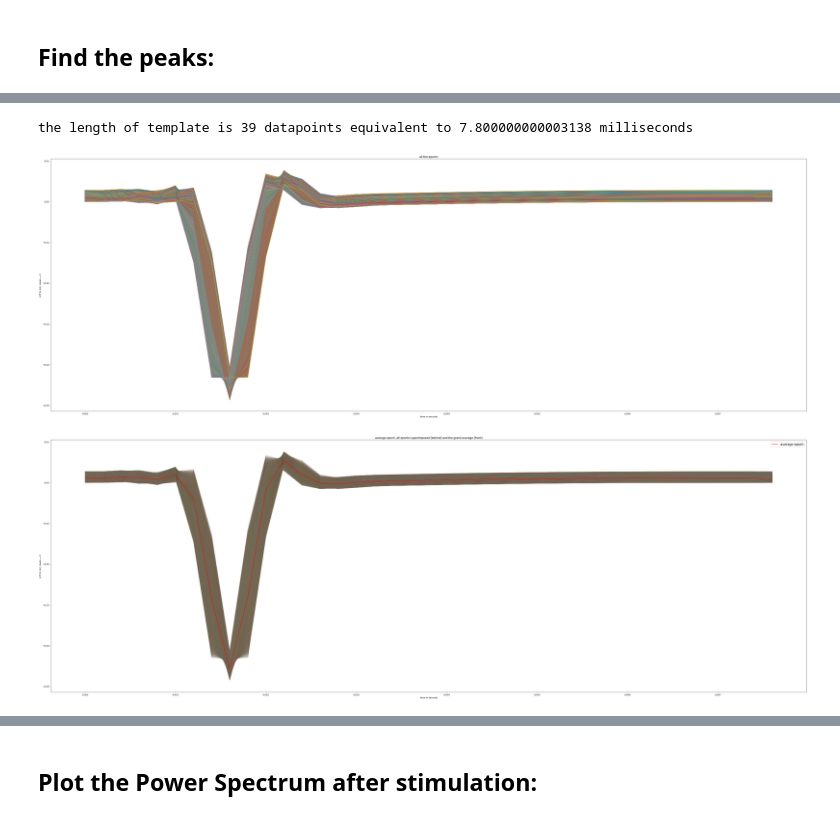
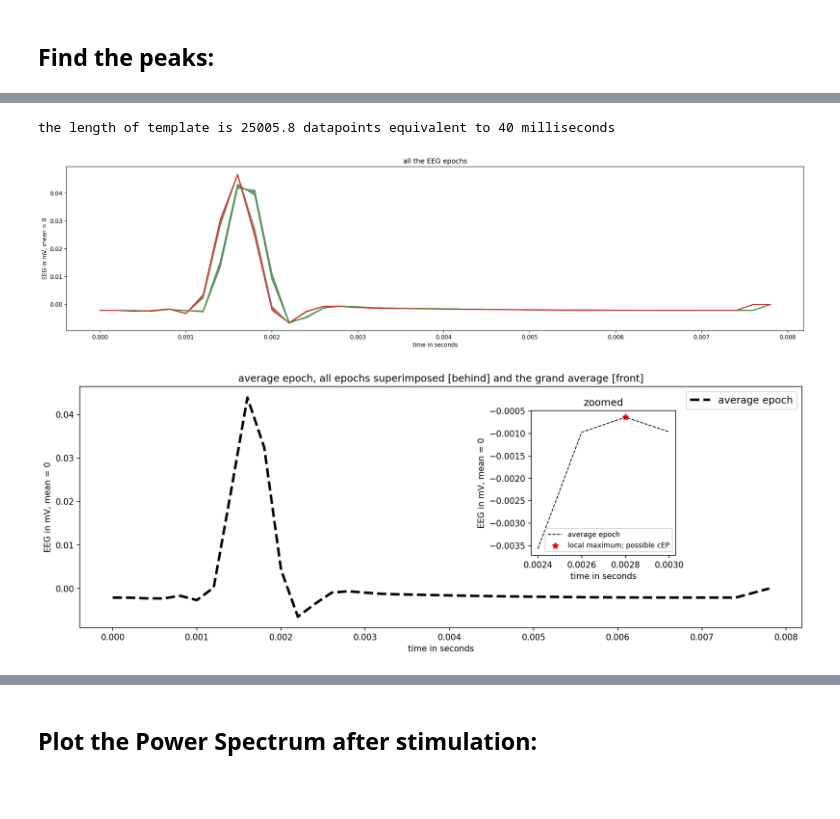
Before and after one commit to tmorshed/dbs_cep, a Jupyter notebook: cep_thesis.ipynb, the cells around one changed output, grey strips where cells are left out. Drawn from its saved outputs; the diff is of its cells as text; code cells hidden in the pictures; blank space fills up the shorter version.

```diff
--- a/cep_thesis.ipynb
+++ b/cep_thesis.ipynb
@@ -47,7 +63,7 @@ raw = mne.io.read_raw_cnt(r"/content/drive/My Drive/research/nsbspl/data/130Hz_S
 ch_choice = ['C1']
 #Choose the times below. We will crop the file in this  window.
 time_secs = raw.times
-start_stop_seconds = np.array([time_secs[0], time_secs[-1]])                    #Please select start and end crop times in seconds
+start_stop_seconds = np.array([25, 25.5])                    #Please select start and end crop times in seconds
 dpi = 50 #for matplotlib figures
 
 ##Import metadata to internal variables
@@ -194,12 +213,9 @@ print('Average stimulation frequency in the imported window is {} Hz'.format(
     stim_avg_freq
 ))
 print()
-
 print('Maximum distance between the stimulations is {} datapoints'.format(
     stim_max_dist*sampling_rate
 ))
-
-
 print('Mean distance between the stimulations is {} datapoints'.format(
     stim_max_dist*sampling_rate
 ))
@@ -220,16 +236,17 @@ print()
     #axis=1)
 #print(sp_data.shape)
 
-
+dpi =150
 fig1 = plt.figure(dpi=dpi);
 #plt.savefig(fname='/content/drive/My Drive/research/nsbspl/figures/cep/{}_selected_window.png'.format(datetime.now()))
-axes=fig1.add_axes([0, 0, figwid, 1]);
-axes.plot(x, y, c='k');
-axes.scatter(indx_pks, pks, marker='x', c='maroon');
+axes=fig1.add_axes([0,0,3.5,1]);
+axes.plot(x, y, c='k', label='LFP');
+axes.scatter(indx_pks, pks, marker='x', c='maroon', label='DBS');
 axes.set_title('detected peaks');
 axes.set_facecolor('white');
 axes.set_ylabel('LFP in mV, mean = 0');
 axes.set_xlabel('time, in seconds');
 axes.autoscale_view(tight=True, scalex=True, scaley=True);
+axes.legend(('LFP', 'DBS'))
 plt.show()
 # %% [output]
@@ -270,40 +287,40 @@ manipulate it using numpy,scipy,etc.
 # %%
 ##Cutter: cuts the templates into a (epoch number * amplitude) matrix
 
-temp_len = int(stim_max_dist*sampling_rate) # length of each template (in datapoints)
+temp_len = 40 # length of each template (in datapoints)
 temp_times = (np.arange(0,temp_len)*dt)
 shift_left = 8                                                                   # set the number of datapoints you want the template to be shifted to left
 
 print()
 print('the length of template is {} datapoints equivalent to {} milliseconds'.format(
-    temp_len, stim_max_dist*1e3))
+    stim_max_dist*1e3,temp_len))
 print()
 
 def cutter(x):
   eps = np.zeros((lstim,temp_len,1),dtype=float)
   for i in range(lstim-1):
     diff = pkpt[i+1]-pkpt[i]
     eps[i,0:diff]=x[pkpt[i]-shift_left:pkpt[i]+diff-shift_left]
-  return eps
+  return eps*(-1)
 
 eg = list(raw[2, start_sample:stop_sample])[0].T;
 eps = cutter(eg)
 
 # Plotting all the epochs:
 fig_eps = plt.figure(dpi=dpi);
-axes_eps=fig_eps.add_axes([0, 0, 8, 4]);
+axes_eps=fig_eps.add_axes([0, 0, 3, 1]);
 for i in range(len(eps)-1):
   axes_eps.plot(temp_times, eps[i]);
 
-axes_eps.set_title('all the epochs')
+axes_eps.set_title('all the EEG epochs')
 axes_eps.set_facecolor('white')
-axes_eps.set_ylabel('LFP in mV, mean = 0')
+axes_eps.set_ylabel('EEG in mV, mean = 0')
 axes_eps.set_xlabel('time in seconds')
 axes_eps.autoscale_view(tight=True, scalex=True, scaley=True)
 fig_eps.show(warn=False)
 # %% [output]
-the length of template is 39 datapoints equivalent to 7.800000000003138 milliseconds
+the length of template is 25005.8 datapoints equivalent to 40 milliseconds
-[figure, old version]
+[figure, new version]
 # %%
 #average all the windows to build a
 
@@ -311,17 +328,27 @@ avg_temp = np.sum(eps, axis=0)/lstim
 
 
 fig_avg = plt.figure(dpi=dpi)
-axes_avg = fig_avg.add_axes([0,0,8,4])
-for i in range(len(eps)-1):
-  alleps = axes_avg.plot(temp_times, eps[i], linewidth=0.03)
-avgline = axes_avg.plot(temp_times, avg_temp, c='r', label='average epoch')
+axes_avg = fig_avg.add_axes([0,0,2,1])
+#for i in range(len(eps)-1):
+  #alleps = axes_avg.plot(temp_times, eps[i], linewidth=0.1)
+avgline = axes_avg.plot(temp_times, avg_temp, c='k', label='average epoch', ls='--' ,lw=3)
 axes_avg.set_title('average epoch, all epochs superimposed [behind] and the grand average [front]')
 axes_avg.set_facecolor('white')
-axes_avg.set_ylabel('LFP in mV, mean = 0')
+axes_avg.set_ylabel('EEG in mV, mean = 0')
 axes_avg.set_xlabel('time in seconds')
 axes_avg.autoscale_view(tight=True, scalex=True, scaley=True)
-axes_avg.legend(loc=0, fontsize='x-large')
+axes_avg.legend(loc=0, fontsize='large')
+
+axes_avg = fig_avg.add_axes([1.25,0.3,0.4,0.6])
+axes_avg.scatter([0.00280],avg_temp[14], linewidths=2, c='r', marker='*', label='local maximum; possible cEP')
+axes_avg.plot((np.arange(12,16))*dt, avg_temp[12:16], c='k', label='average epoch', lw=1, ls='--')
+axes_avg.set_title('zoomed')
+axes_avg.set_facecolor('White')
+axes_avg.set_ylabel('EEG in mV, mean = 0')
+axes_avg.set_xlabel('time in seconds')
+axes_avg.autoscale_view(tight=True, scalex=True, scaley=True)
+axes_avg.legend(loc=0, fontsize='small')
 
 fig_avg.show()
 # %% [output]
-[figure, old version]
+[figure, new version]
```
Also changed, not shown: parts of 10 cells of this notebook.
